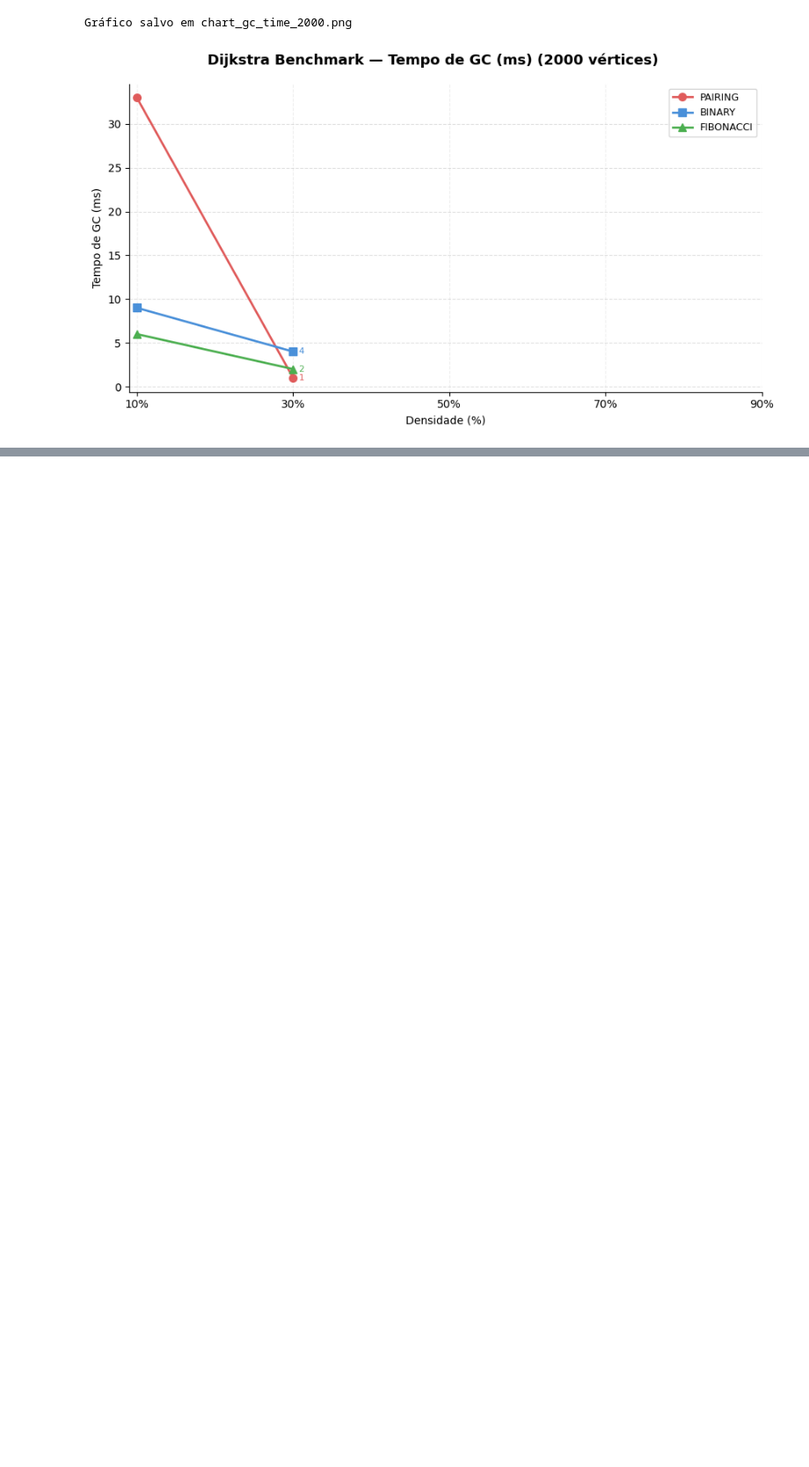
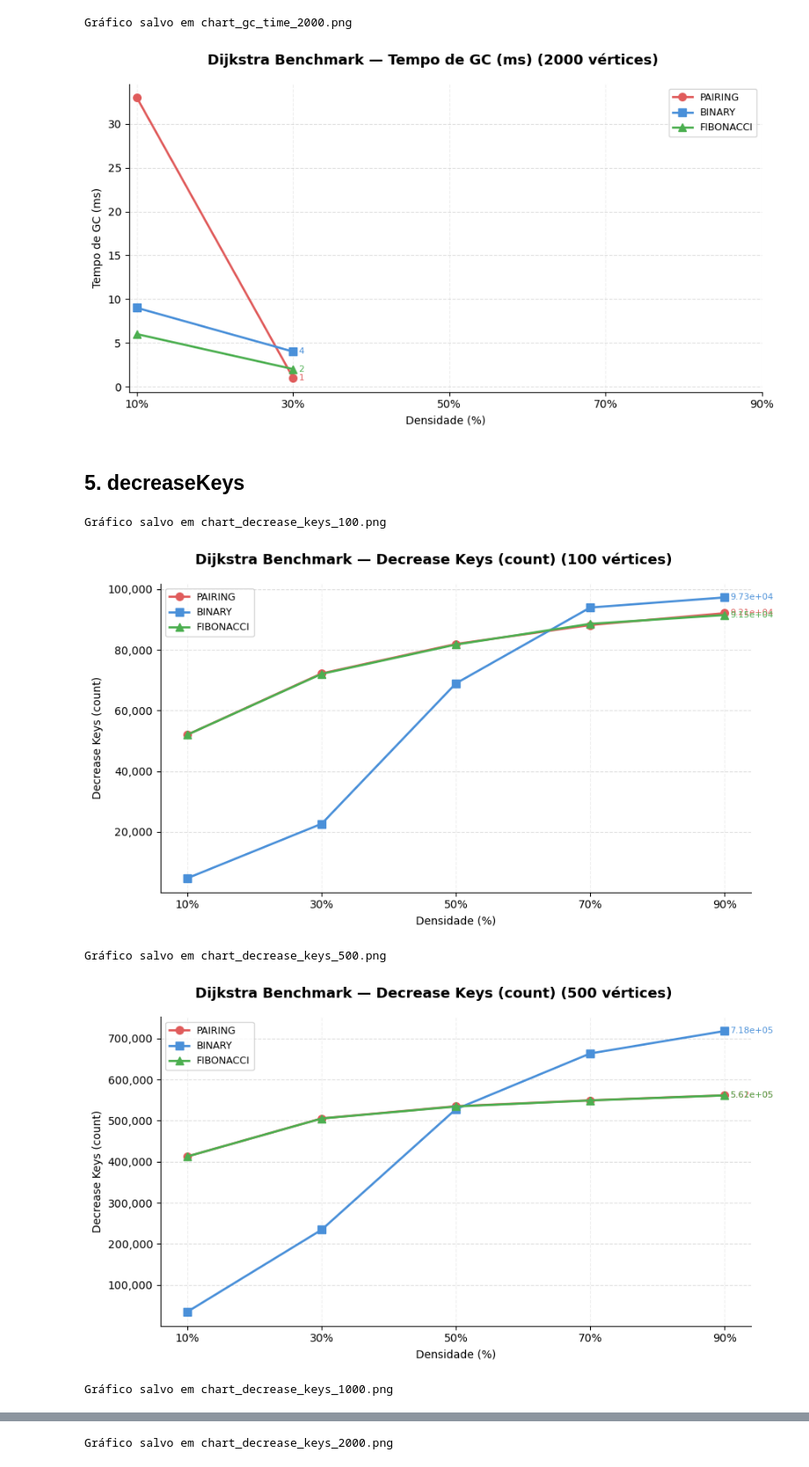
Before and after one commit to arturcatao/shortest-path-analysis, a Jupyter notebook: python/graficos.ipynb, the cells around one changed output, grey strips where cells are left out. Shown at 88% size. Cells and saved outputs as stored; diff of their text form; code cells hidden in the pictures; blank space fills up the shorter version.

Commit message:
Update : graficos do decrease key

```diff
--- a/python/graficos.ipynb
+++ b/python/graficos.ipynb
@@ -183,3 +183,17 @@ Gráfico salvo em chart_gc_time_1000.png
 [figure]
 Gráfico salvo em chart_gc_time_2000.png
 [figure]
+# %% [markdown]
+## 5. decreaseKeys
+# %%
+plot_metric(
+    'benchmarks.DijkstraBenchmark.runDijkstra:decreaseKeys',
+    'Decrease Keys (count)',
+    'chart_decrease_keys'
+)
+# %% [output]
+Gráfico salvo em chart_decrease_keys_100.png
+[figure, added]
+Gráfico salvo em chart_decrease_keys_500.png
+[figure, added]
+Gráfico salvo em chart_decrease_keys_1000.png
@@ -185,0 +201 @@ Gráfico salvo em chart_gc_time_2000.png
+Gráfico salvo em chart_decrease_keys_2000.png
```
Also changed, not shown: parts of 1 cell of this notebook, 4 other files.
